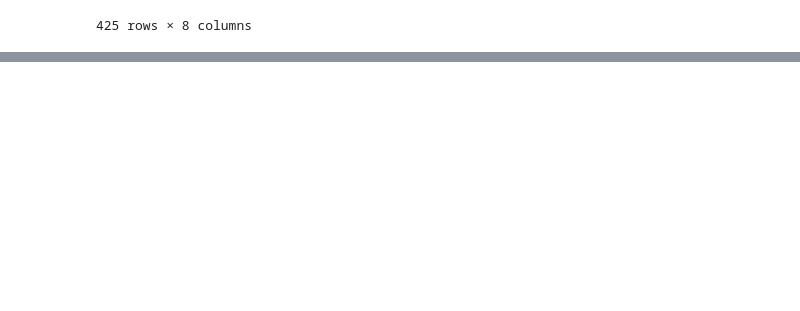
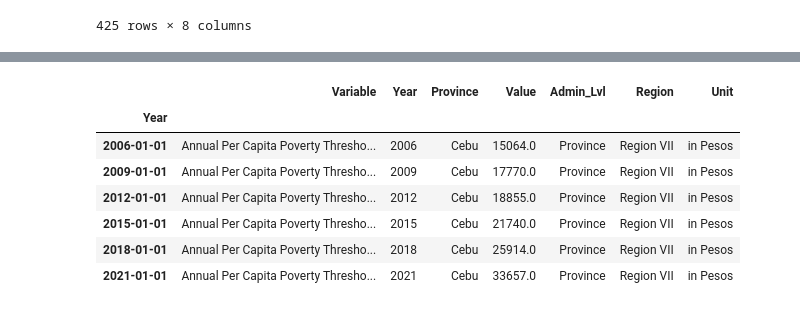
Before and after one commit to IrishMorales/ph-poverty-statistics, a Jupyter notebook: ph-poverty-statistics.ipynb, the cells around one changed output, grey strips where cells are left out. Cells and saved outputs as stored; diff of their text form; code cells hidden in the pictures; blank space fills up the shorter version.

```diff
--- a/ph-poverty-statistics.ipynb
+++ b/ph-poverty-statistics.ipynb
@@ -1138,0 +1146,25 @@ plt.show()
+# %%
+# Cast year to a DateTime index for computation
+forecast_copy = df_until_2021.copy().reset_index(drop=True)
+forecast_copy.index = pd.to_datetime(df_until_2021.Year, format='%Y')
+
+# Create dataframe with forecast data
+df_until_2027 = df_until_2021.copy().reset_index(drop=True)
+
+# Drop rows with 1991 data to enforce consistent frequency of 3 years between data points
+forecast_copy.drop(forecast_copy.query('Year == 1991').index, axis=0, inplace=True)
+# %%
+# Create dataframe for data per place/province
+forecast_threshold = forecast_copy.query('Variable == "Annual Per Capita Poverty Threshold (in Pesos)"')
+forecast_threshold_cebu = forecast_threshold.query('Province == "Cebu"')
+forecast_threshold_cebu.index.freq = pd.infer_freq(forecast_threshold_cebu.index)
+forecast_threshold_cebu
+# %% [output]
+|  | Variable | Year | Province | Value | Admin_Lvl | Region | Unit |
+| Year |  |  |  |  |  |  |  |
+| 2006-01-01 | Annual Per Capita Poverty Thresho... | 2006 | Cebu | 15064.0 | Province | Region VII | in Pesos |
+| 2009-01-01 | Annual Per Capita Poverty Thresho... | 2009 | Cebu | 17770.0 | Province | Region VII | in Pesos |
+| 2012-01-01 | Annual Per Capita Poverty Thresho... | 2012 | Cebu | 18855.0 | Province | Region VII | in Pesos |
+| 2015-01-01 | Annual Per Capita Poverty Thresho... | 2015 | Cebu | 21740.0 | Province | Region VII | in Pesos |
+| 2018-01-01 | Annual Per Capita Poverty Thresho... | 2018 | Cebu | 25914.0 | Province | Region VII | in Pesos |
+| 2021-01-01 | Annual Per Capita Poverty Thresho... | 2021 | Cebu | 33657.0 | Province | Region VII | in Pesos |
```
Also changed, not shown: parts of 77 cells of this notebook, 2 other files.
